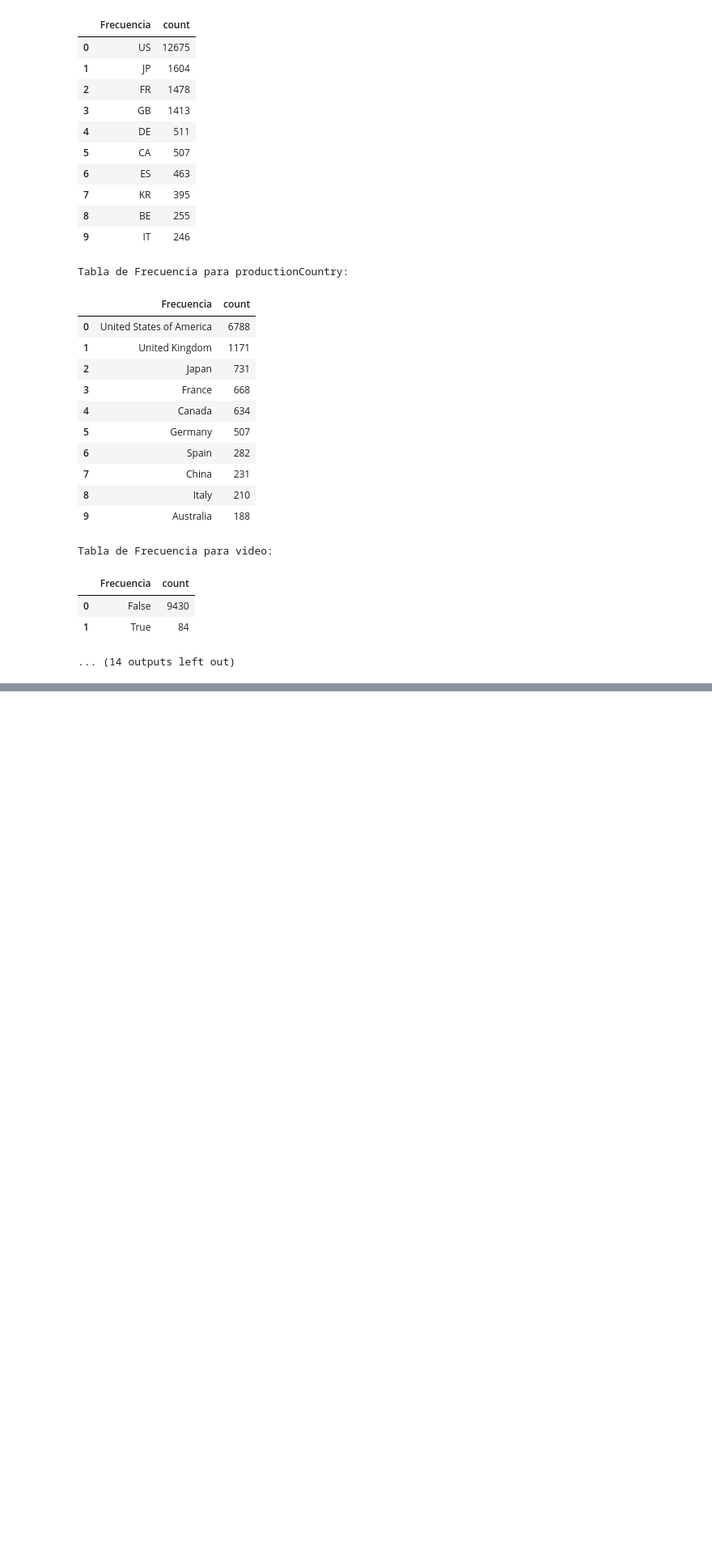
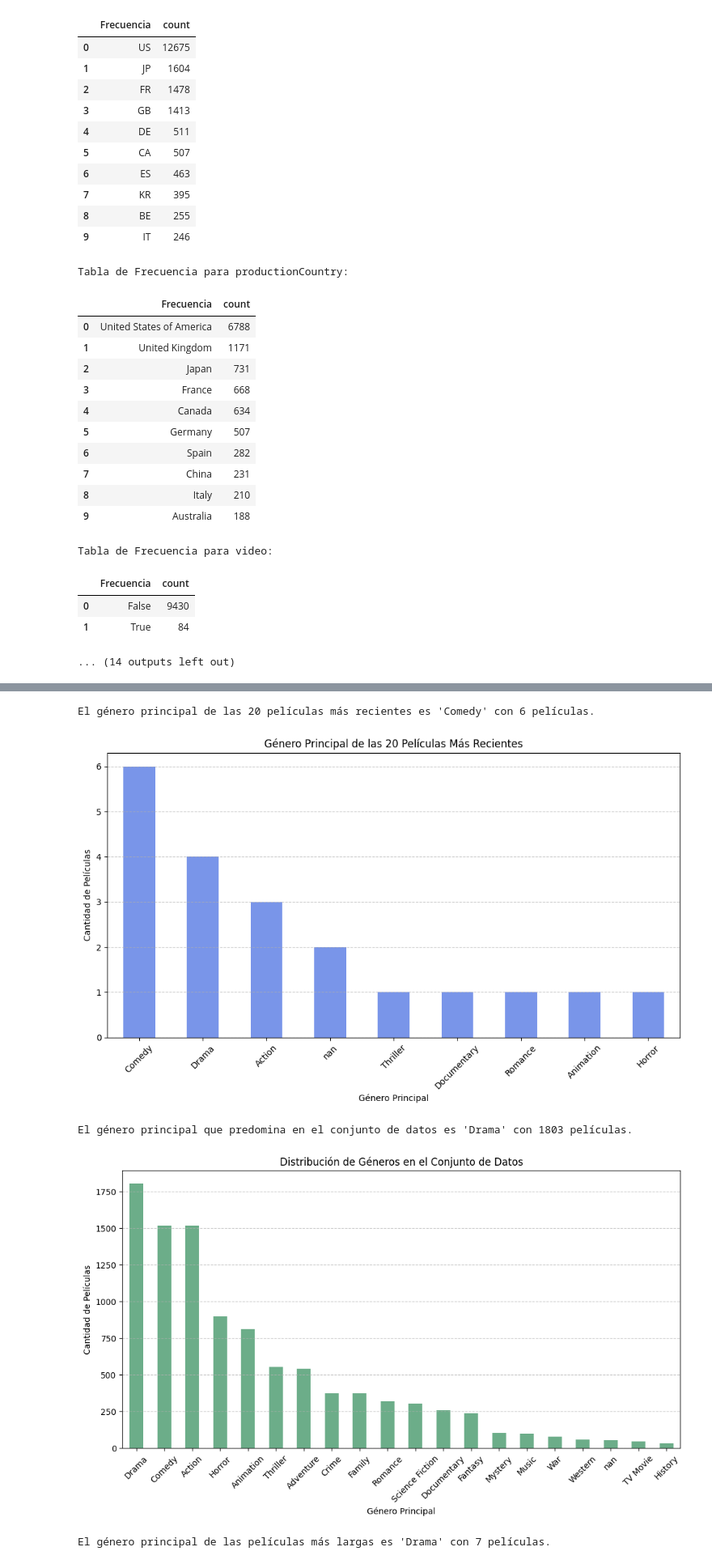
Before and after one commit to sofigo1010/mineria-de-datos, a Jupyter notebook: movies/proyecto1.ipynb, the cells around one changed output, grey strips where cells are left out. Shown at 81% size. Saved outputs shown, nothing was run; the diff lists cells and outputs as text; code cells hidden in the pictures; blank space fills up the shorter version.

```diff
--- a/movies/proyecto1.ipynb
+++ b/movies/proyecto1.ipynb
@@ -310,0 +467,53 @@ Tabla de Frecuencia para video:
+# %%
+df['releaseDate'] = pd.to_datetime(df['releaseDate'], errors='coerce')
+df['primaryGenre'] = df['genres'].astype(str).apply(lambda x: x.split('|')[0] if pd.notna(x) else 'Desconocido')
+
+recent_movies = df.sort_values(by='releaseDate', ascending=False).head(20)
+recent_genres = recent_movies['primaryGenre'].value_counts()
+recent_genre_most_common = recent_genres.idxmax()
+recent_genre_count = recent_genres.max()
+
+top_genres = df['primaryGenre'].value_counts()
+most_common_genre = top_genres.idxmax()
+most_common_genre_count = top_genres.max()
+
+longest_movies = df.sort_values(by='runtime', ascending=False).head(20)
+longest_genres = longest_movies['primaryGenre'].value_counts()
+longest_genre_most_common = longest_genres.idxmax()
+longest_genre_count = longest_genres.max()
+
+print(f"El género principal de las 20 películas más recientes es '{recent_genre_most_common}' con {recent_genre_count} películas.")
+plt.figure(figsize=(12, 6))
+recent_genres.plot(kind='bar', color='royalblue', alpha=0.7)
+plt.xlabel("Género Principal")
+plt.ylabel("Cantidad de Películas")
+plt.title("Género Principal de las 20 Películas Más Recientes")
+plt.xticks(rotation=45)
+plt.grid(axis='y', linestyle='--', alpha=0.7)
+plt.show()
+
+print(f"El género principal que predomina en el conjunto de datos es '{most_common_genre}' con {most_common_genre_count} películas.")
+plt.figure(figsize=(12, 6))
+top_genres.plot(kind='bar', color='seagreen', alpha=0.7)
+plt.xlabel("Género Principal")
+plt.ylabel("Cantidad de Películas")
+plt.title("Distribución de Géneros en el Conjunto de Datos")
+plt.xticks(rotation=45)
+plt.grid(axis='y', linestyle='--', alpha=0.7)
+plt.show()
+
+print(f"El género principal de las películas más largas es '{longest_genre_most_common}' con {longest_genre_count} películas.")
+plt.figure(figsize=(12, 6))
+longest_genres.plot(kind='bar', color='darkorange', alpha=0.7)
+plt.xlabel("Género Principal")
+plt.ylabel("Cantidad de Películas")
+plt.title("Género Principal de las 20 Películas Más Largas")
+plt.xticks(rotation=45)
+plt.grid(axis='y', linestyle='--', alpha=0.7)
+plt.show()
+# %% [output]
+El género principal de las 20 películas más recientes es 'Comedy' con 6 películas.
+[figure, added]
+El género principal que predomina en el conjunto de datos es 'Drama' con 1803 películas.
+[figure, added]
+El género principal de las películas más largas es 'Drama' con 7 películas.
```
Also changed, not shown: parts of 42 cells of this notebook.
